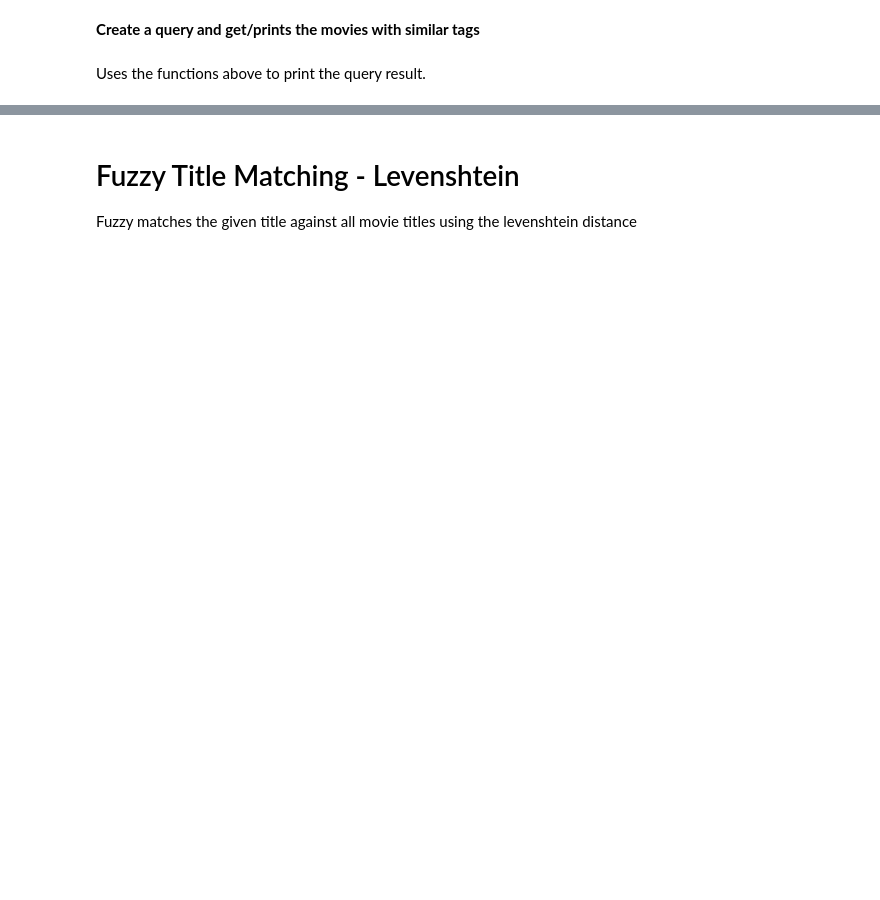
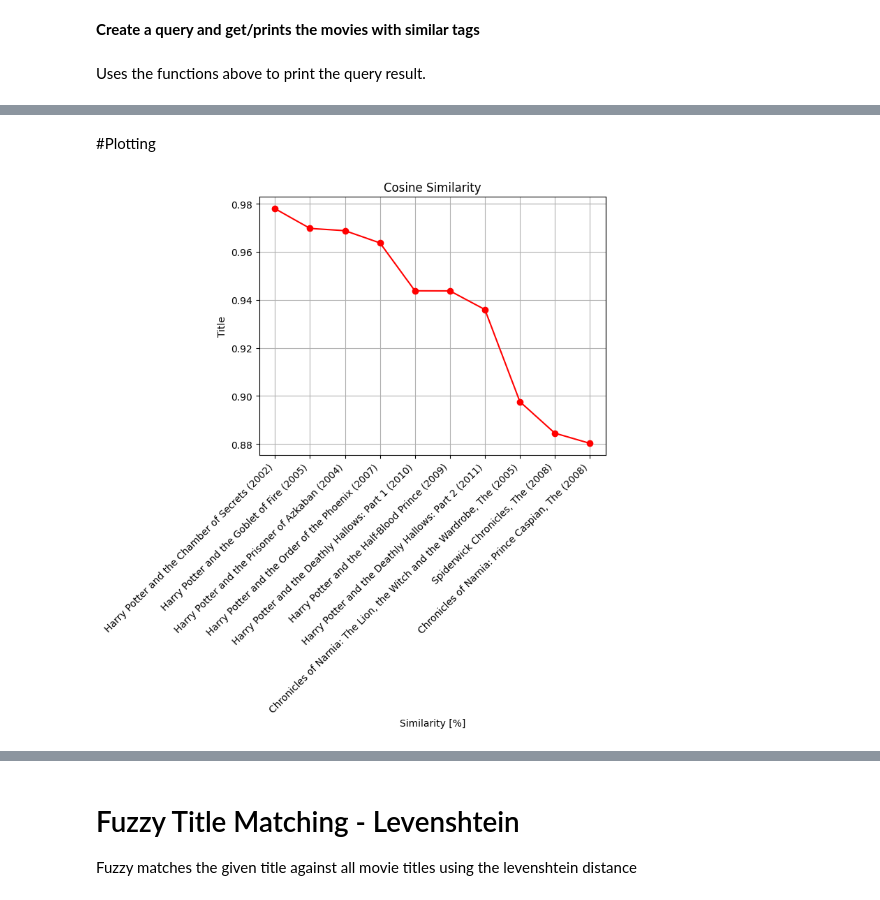
Before and after one commit to Dracacula/AIR-Recommender-G20, a Jupyter notebook: Movie Recommender.ipynb, the cells around one changed output, grey strips where cells are left out. Drawn from its saved outputs; the diff is of its cells as text; code cells hidden in the pictures; blank space fills up the shorter version.

Commit message:
euclidean distance and movie recommendation + plots

```diff
--- a/Movie Recommender.ipynb
+++ b/Movie Recommender.ipynb
@@ -259,0 +330,25 @@ PrintPearsonCorrelation(similarPearsonMovies)
+# %% [markdown]
+#Plotting
+# %%
+def GetPlotData(similarMovies):
+  similarities = []
+  names = []
+  for name, similarity in similarMovies:
+      names.append(name)
+      similarities.append(similarity)
+
+  return (names, similarities)
+
+#cosine similarity
+similarMovies = GetTopTagsCosineSims(count, movies, query)
+similarities = GetPlotData(similarMovies.items())
+
+plt.grid()
+plt.plot(similarities[1], similarities[0], marker='o', color="r")
+plt.xticks(ha='right', rotation=45)
+plt.xlabel("Similarity [%]")
+plt.ylabel("Title")
+plt.title("Cosine Similarity")
+plt.show()
+# %% [output]
+[figure, added]
```
Also changed, not shown: parts of 27 cells of this notebook.
